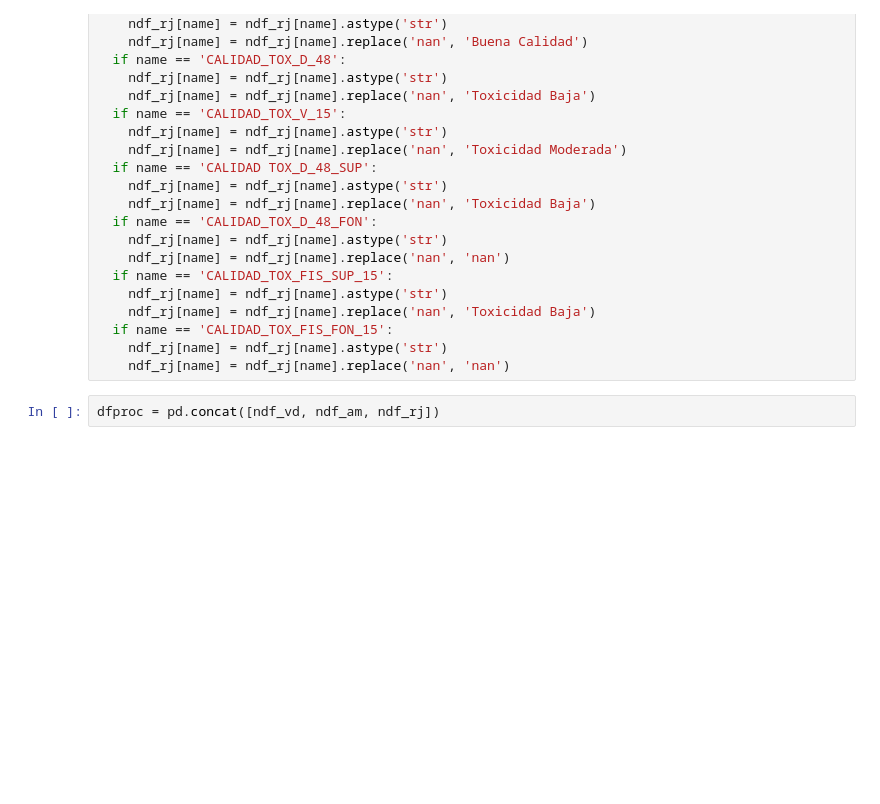
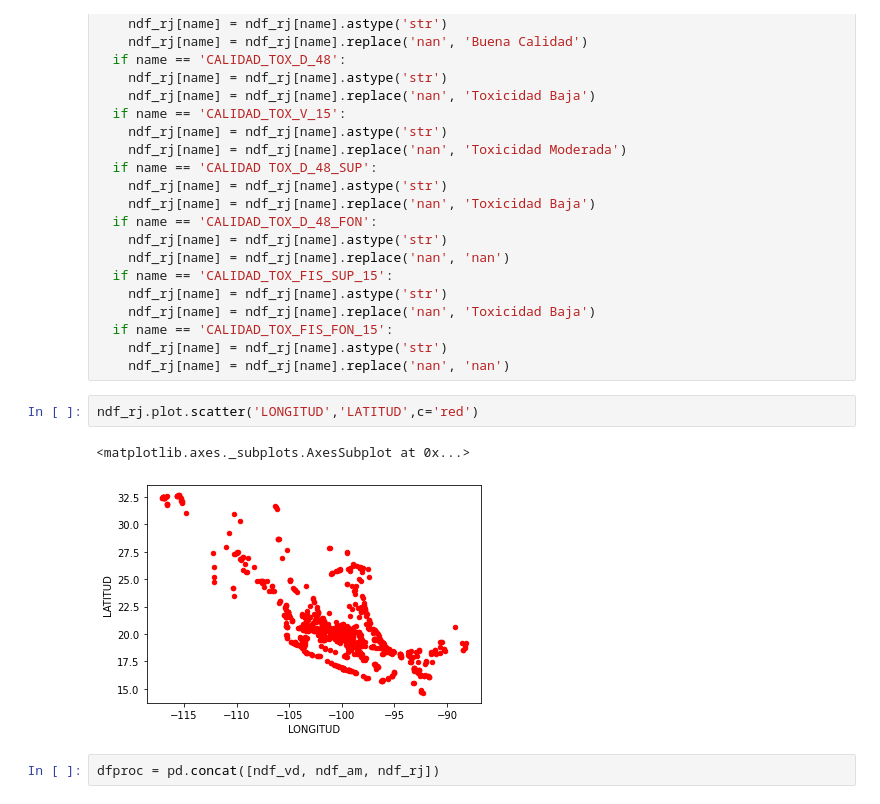
Before and after one commit to PosgradoMNA/actividades-del-projecto-cad_kbcm_jfl, a Jupyter notebook: Reto_entrega_1.ipynb, the cells around one changed output. Drawn from its saved outputs; the diff is of its cells as text; blank space fills up the shorter version.

```diff
--- a/Reto_entrega_1.ipynb
+++ b/Reto_entrega_1.ipynb
@@ -703,6 +713,11 @@ for name in calidades:
   if name == 'CALIDAD_TOX_FIS_FON_15':
     ndf_rj[name] = ndf_rj[name].astype('str')
     ndf_rj[name] = ndf_rj[name].replace('nan', 'nan')
+# %%
+ndf_rj.plot.scatter('LONGITUD','LATITUD',c='red')
+# %% [output]
+<matplotlib.axes._subplots.AxesSubplot at 0x...>
+[figure, added]
 # %%
 dfproc = pd.concat([ndf_vd, ndf_am, ndf_rj])
 # %%
```
Also changed, not shown: parts of 3 cells of this notebook.
